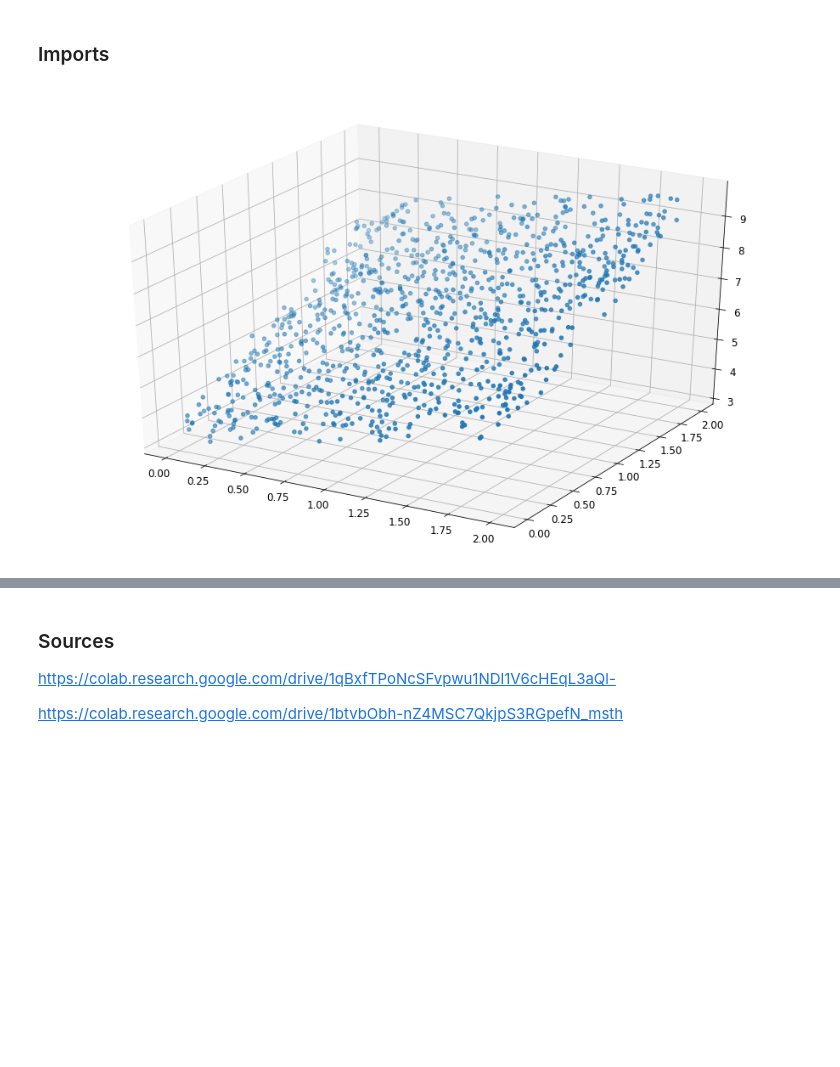
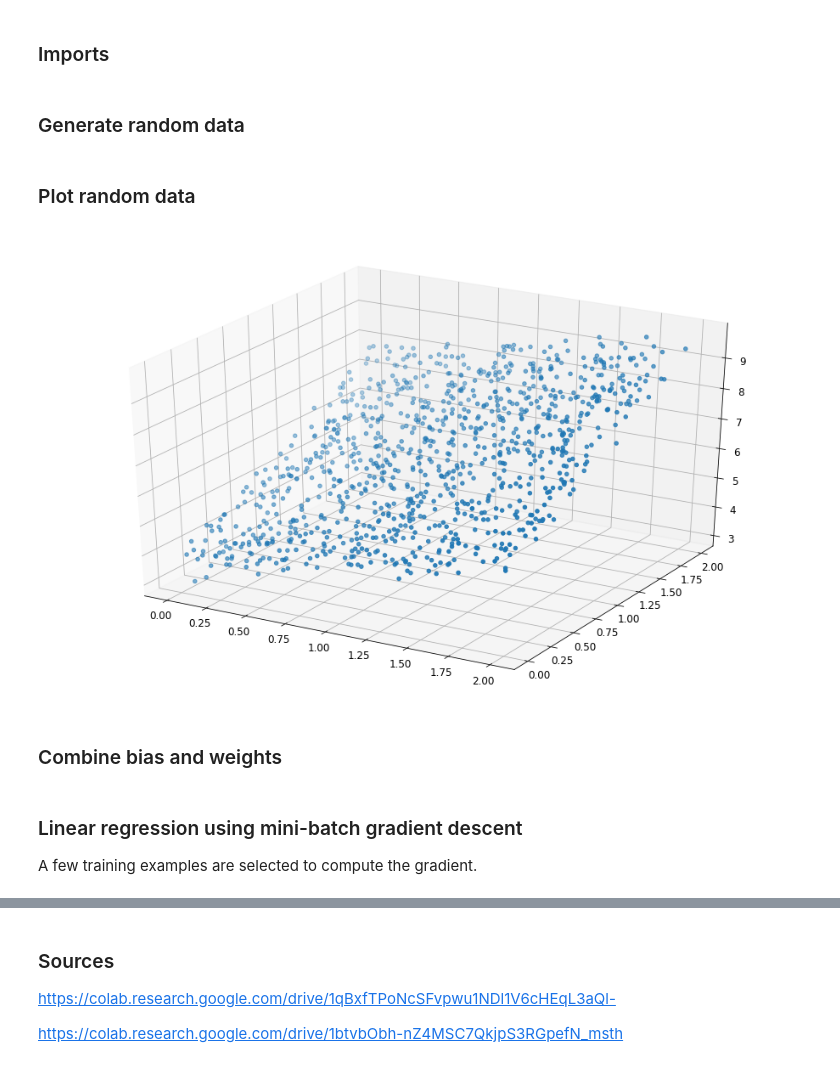
Before and after one commit to ayberkcorp/cap4630-artificial_intelligence, a Jupyter notebook: HW_2/Problem2.ipynb, the cells around one changed output, grey strips where cells are left out. Saved outputs shown, nothing was run; the diff lists cells and outputs as text; code cells hidden in the pictures; blank space fills up the shorter version.

```diff
--- a/HW_2/Problem2.ipynb
+++ b/HW_2/Problem2.ipynb
@@ -13,4 +13,6 @@ import matplotlib.pyplot as plt
 mpl.rc('axes', labelsize=14)
 mpl.rc('xtick', labelsize=12)
 mpl.rc('ytick', labelsize=12)
+# %% [markdown]
+### Generate random data
 # %%
@@ -33,6 +26,10 @@ initial_weight = np.random.randn(3, 1)
+# %% [markdown]
+### Plot random data
 # %%
 plt.figure(figsize=(16, 10))
 ax = plt.axes(projection='3d')
-ax.scatter3D(x1, x2, y, cmap='Greens');
+ax.scatter3D(x1, x2, y);
 # %% [output]
-[figure, old version]
+[figure, new version]
+# %% [markdown]
+### Combine bias and weights
@@ -38,0 +39,4 @@ ax.scatter3D(x1, x2, y, cmap='Greens');
+# %% [markdown]
+### Linear regression using mini-batch gradient descent
+
+A few training examples are selected to compute the gradient.
```
Also changed, not shown: parts of 5 cells of this notebook.
